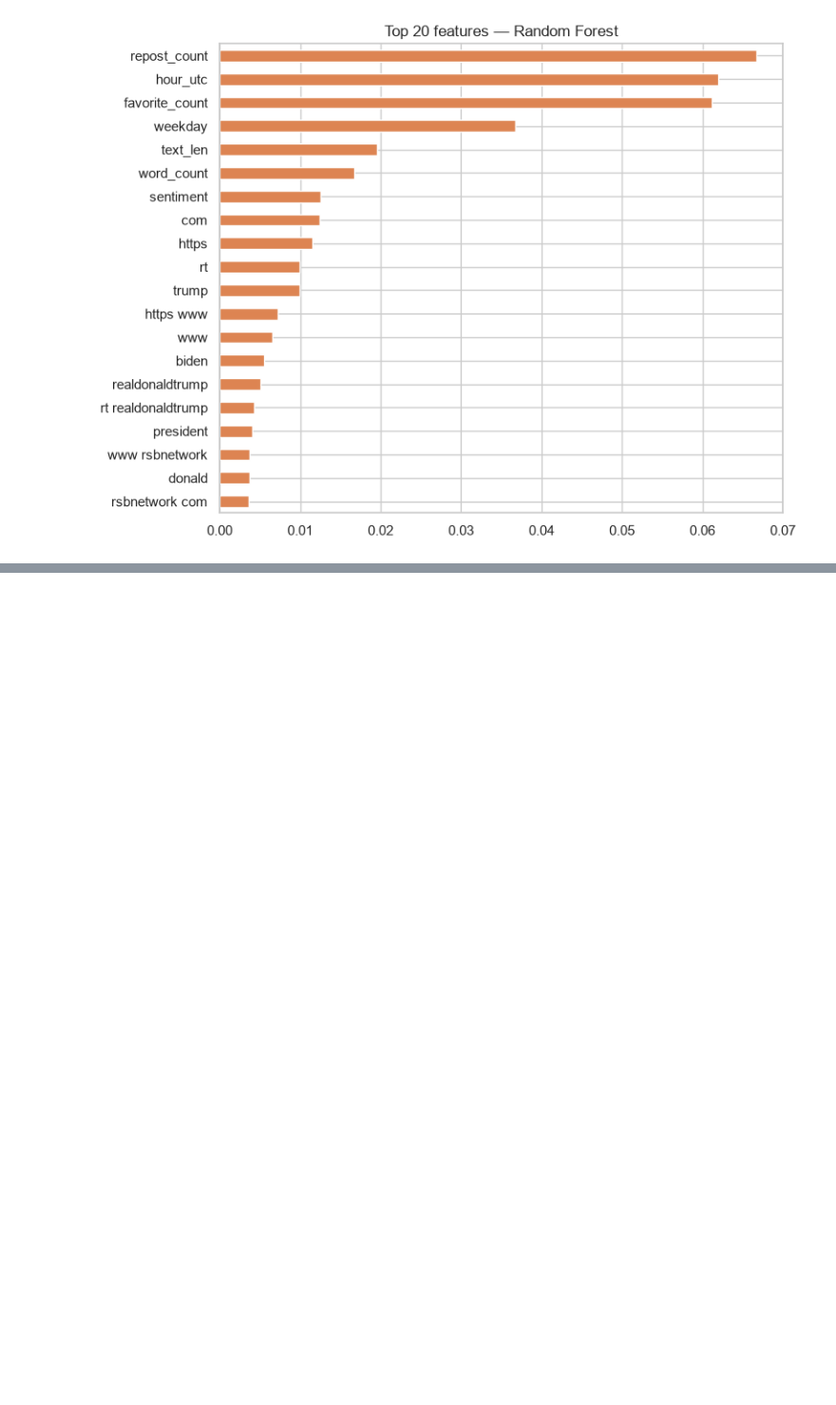
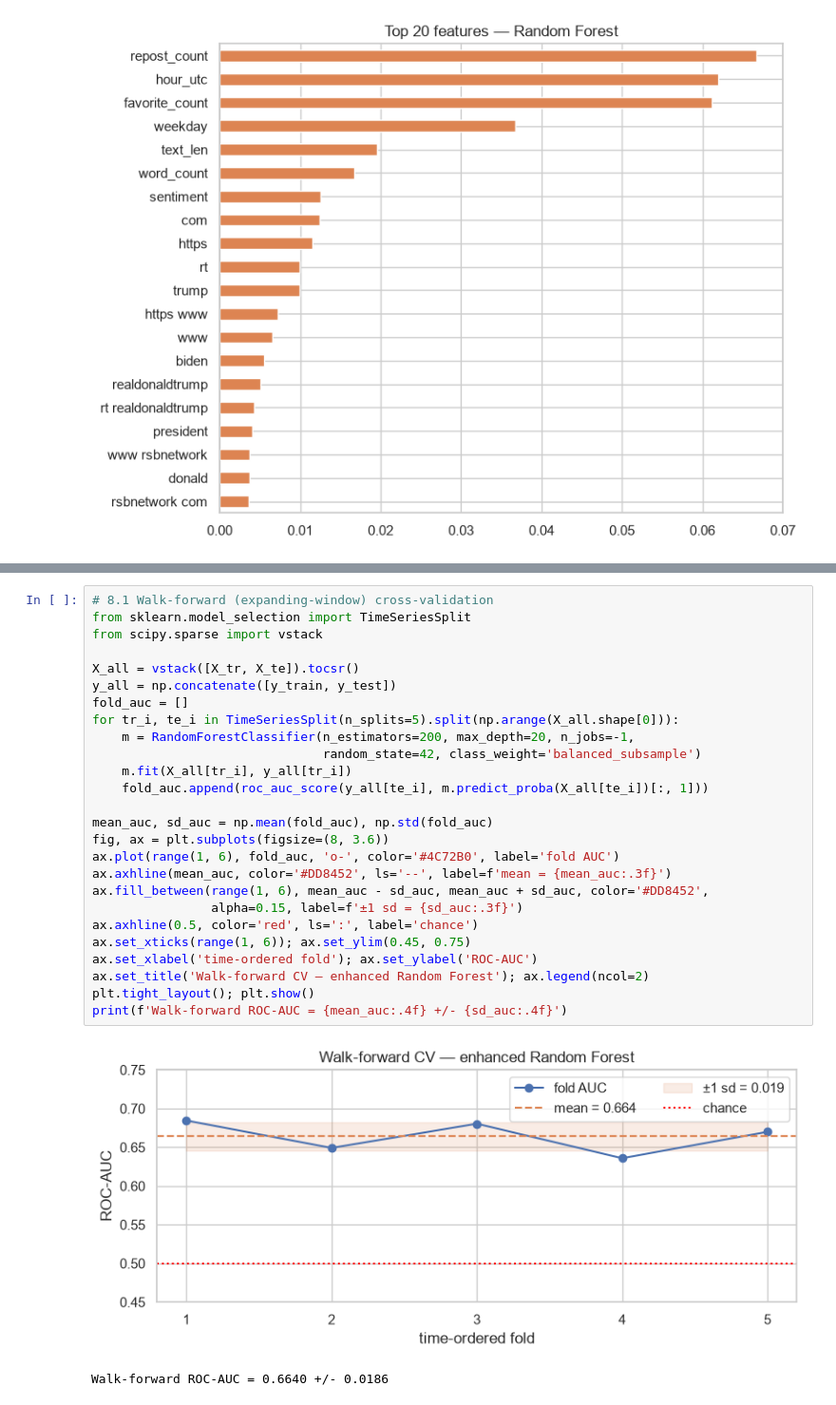
Before and after one commit to JFKongphop/crypto-sentiment-prototype, a Jupyter notebook: eth_volatility_analysis.ipynb, the cells around one changed output, grey strips where cells are left out. Shown at 95% size. Saved outputs shown, nothing was run; the diff lists cells and outputs as text; blank space fills up the shorter version.

```diff
--- a/eth_volatility_analysis.ipynb
+++ b/eth_volatility_analysis.ipynb
@@ -327,0 +567,29 @@ elif hasattr(best, 'coef_'):
+# %%
+# 8.1 Walk-forward (expanding-window) cross-validation
+from sklearn.model_selection import TimeSeriesSplit
+from scipy.sparse import vstack
+
+X_all = vstack([X_tr, X_te]).tocsr()
+y_all = np.concatenate([y_train, y_test])
+fold_auc = []
+for tr_i, te_i in TimeSeriesSplit(n_splits=5).split(np.arange(X_all.shape[0])):
+    m = RandomForestClassifier(n_estimators=200, max_depth=20, n_jobs=-1,
+                               random_state=42, class_weight='balanced_subsample')
+    m.fit(X_all[tr_i], y_all[tr_i])
+    fold_auc.append(roc_auc_score(y_all[te_i], m.predict_proba(X_all[te_i])[:, 1]))
+
+mean_auc, sd_auc = np.mean(fold_auc), np.std(fold_auc)
+fig, ax = plt.subplots(figsize=(8, 3.6))
+ax.plot(range(1, 6), fold_auc, 'o-', color='#4C72B0', label='fold AUC')
+ax.axhline(mean_auc, color='#DD8452', ls='--', label=f'mean = {mean_auc:.3f}')
+ax.fill_between(range(1, 6), mean_auc - sd_auc, mean_auc + sd_auc, color='#DD8452',
+                alpha=0.15, label=f'±1 sd = {sd_auc:.3f}')
+ax.axhline(0.5, color='red', ls=':', label='chance')
+ax.set_xticks(range(1, 6)); ax.set_ylim(0.45, 0.75)
+ax.set_xlabel('time-ordered fold'); ax.set_ylabel('ROC-AUC')
+ax.set_title('Walk-forward CV — enhanced Random Forest'); ax.legend(ncol=2)
+plt.tight_layout(); plt.show()
+print(f'Walk-forward ROC-AUC = {mean_auc:.4f} +/- {sd_auc:.4f}')
+# %% [output]
+[figure, added]
+Walk-forward ROC-AUC = 0.6640 +/- 0.0186
```
Also changed, not shown: parts of 20 cells of this notebook.
